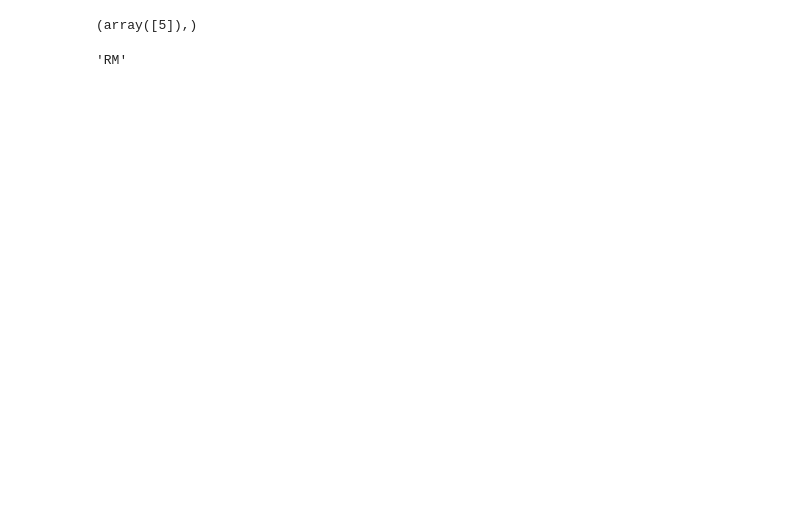
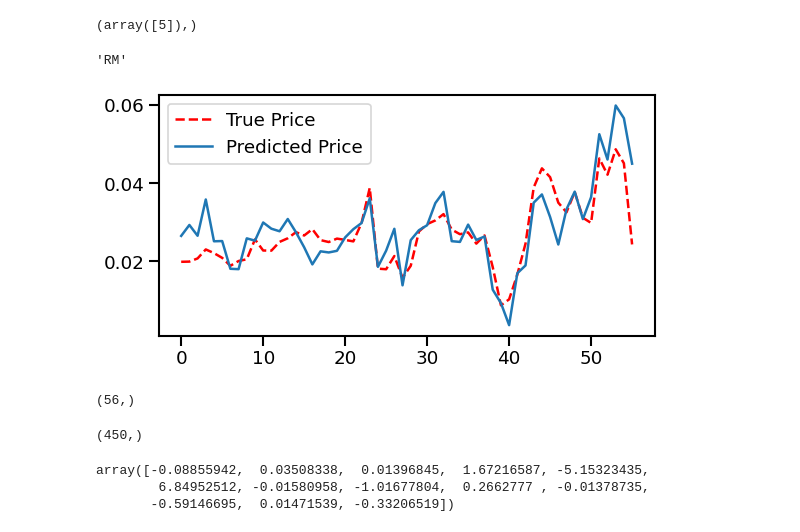
Before and after one commit to proflamyt/melo-dataset, a Jupyter notebook: new/assignment1.ipynb, the cells around one changed output. Saved outputs shown, nothing was run; the diff lists cells and outputs as text; code cells hidden in the pictures; blank space fills up the shorter version.

```diff
--- a/new/assignment1.ipynb
+++ b/new/assignment1.ipynb
@@ -242,3 +201,24 @@ np.where(model.weights==max(model.weights))
 boston.feature_names[5]
 # %% [output]
 'RM'
+# %%
+plt.figure(figsize=(8, 4), dpi=80)
+plt.plot(yTest, 'r--', preds)
+plt.legend(['True Price', 'Predicted Price'], loc='upper left')
+plt.show()
+# %% [output]
+[figure, added]
+# %%
+preds.shape
+# %% [output]
+(56,)
+# %%
+yTrain.shape
+# %% [output]
+(450,)
+# %%
+model.m
+# %% [output]
+array([-0.08855942,  0.03508338,  0.01396845,  1.67216587, -5.15323435,
+        6.84952512, -0.01580958, -1.01677804,  0.2662777 , -0.01378735,
+       -0.59146695,  0.01471539, -0.33206519])
```
Also changed, not shown: parts of 18 cells of this notebook, 1 other file.
